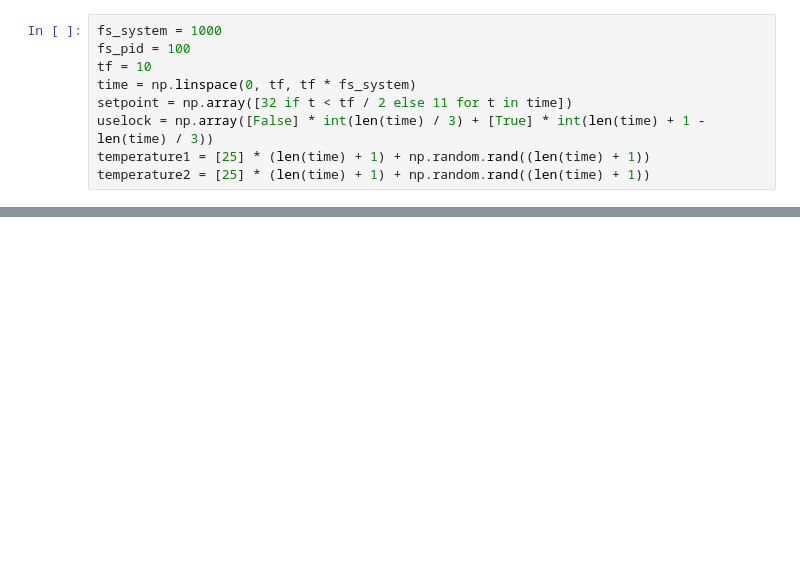
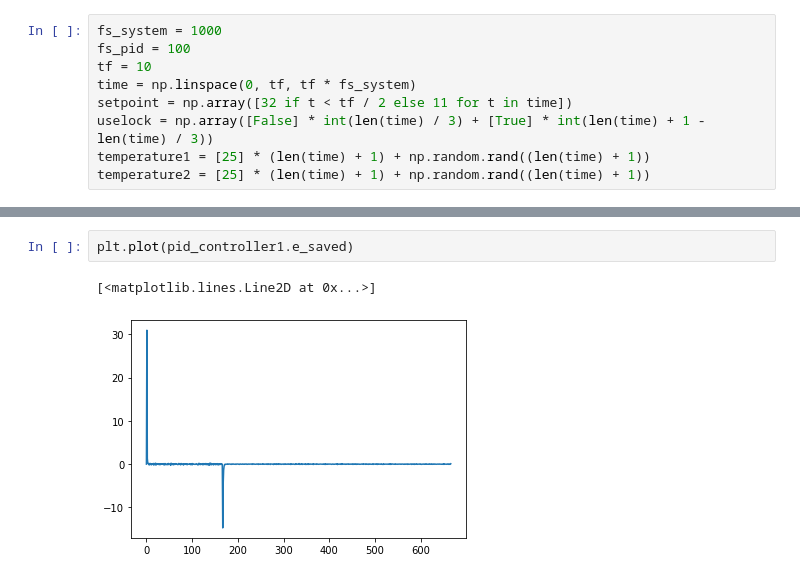
Before and after one commit to RoyElkabetz/NMR-gyroscope, a Jupyter notebook: PID_and_LIA.ipynb, the cells around one changed output, grey strips where cells are left out. Saved outputs shown, nothing was run; the diff lists cells and outputs as text; blank space fills up the shorter version.

```diff
--- a/PID_and_LIA.ipynb
+++ b/PID_and_LIA.ipynb
@@ -195,0 +197,5 @@ ax2.grid()
+# %%
+plt.plot(pid_controller1.e_saved)
+# %% [output]
+[<matplotlib.lines.Line2D at 0x...>]
+[figure, added]
```
Also changed, not shown: parts of 3 cells of this notebook.
